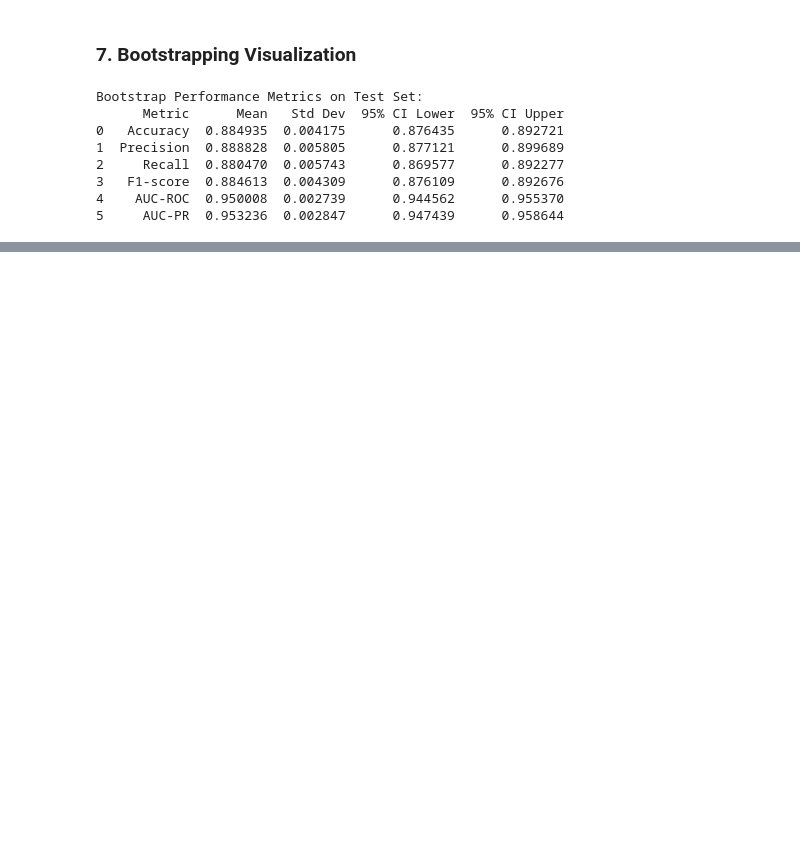
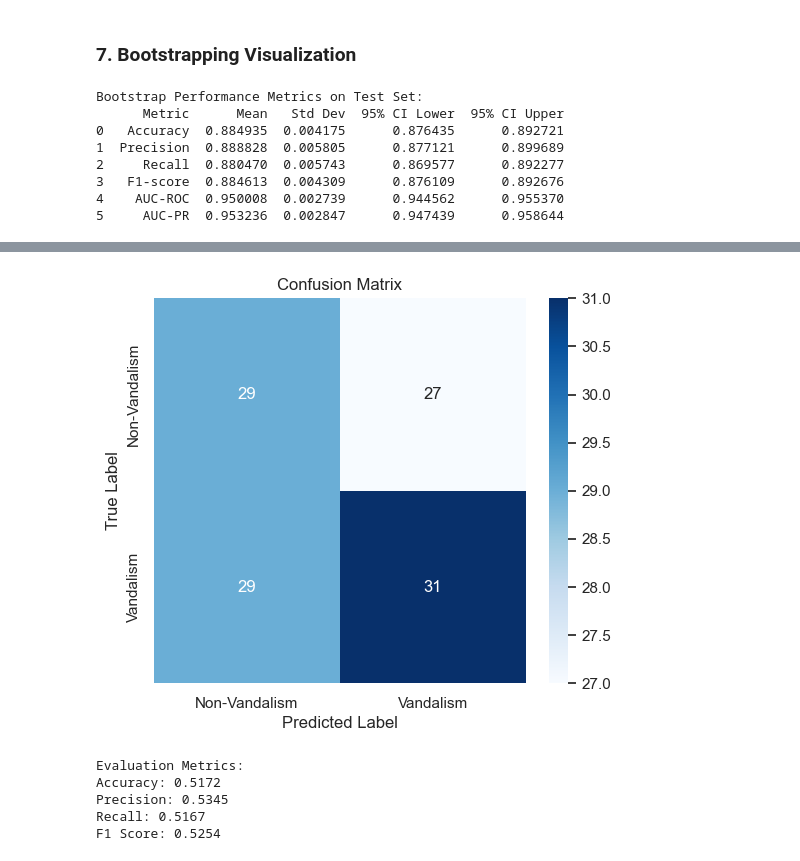
Before and after one commit to rspseshasai/vandalism_detection_osm, a Jupyter notebook: notebooks/visualization_and_analysis_changeset_data.ipynb, the cells around one changed output, grey strips where cells are left out. Cells and saved outputs as stored; diff of their text form; code cells hidden in the pictures; blank space fills up the shorter version.

```diff
--- a/notebooks/visualization_and_analysis_changeset_data.ipynb
+++ b/notebooks/visualization_and_analysis_changeset_data.ipynb
@@ -261,0 +269,18 @@ Bootstrap Performance Metrics on Test Set:
+# %%
+from config import HYPER_VISUALIZATION_DIR
+# Import necessary libraries
+import os
+import pandas as pd
+import numpy as np
+import matplotlib.pyplot as plt
+import seaborn as sns
+
+# Define the paths (update these as needed)
+AGGREGATED_FEATURES_PATH = os.path.join(HYPER_VISUALIZATION_DIR, 'aggregated_features_sample.parquet')
+EVALUATION_RESULTS_PATH = os.path.join(HYPER_VISUALIZATION_DIR, 'evaluation_results.parquet')
+CONFUSION_MATRIX_PATH = os.path.join(HYPER_VISUALIZATION_DIR, 'confusion_matrix.npy')
+
+# Helper function to set consistent plot styles
+def set_plot_style():
+    sns.set(style="whitegrid")
+    plt.rcParams.update({"font.size": 12})
@@ -261,0 +352,37 @@ Bootstrap Performance Metrics on Test Set:
+# %%
+# Load confusion matrix
+confusion_matrix = np.load(CONFUSION_MATRIX_PATH)
+
+# Plot confusion matrix
+set_plot_style()
+
+plt.figure(figsize=(6, 5))
+sns.heatmap(
+    confusion_matrix, annot=True, fmt='d', cmap='Blues',
+    xticklabels=['Non-Vandalism', 'Vandalism'],
+    yticklabels=['Non-Vandalism', 'Vandalism']
+)
+plt.title('Confusion Matrix')
+plt.xlabel('Predicted Label')
+plt.ylabel('True Label')
+plt.show()
+# %% [output]
+[figure, added]
+# %%
+# Calculate and display key metrics from evaluation results
+accuracy = (evaluation_results['y_true'] == evaluation_results['y_pred']).mean()
+precision = evaluation_results.query("y_pred == 1 & y_true == 1").shape[0] / evaluation_results.query("y_pred == 1").shape[0]
+recall = evaluation_results.query("y_pred == 1 & y_true == 1").shape[0] / evaluation_results.query("y_true == 1").shape[0]
+f1_score = 2 * (precision * recall) / (precision + recall)
+
+print("Evaluation Metrics:")
+print(f"Accuracy: {accuracy:.4f}")
+print(f"Precision: {precision:.4f}")
+print(f"Recall: {recall:.4f}")
+print(f"F1 Score: {f1_score:.4f}")
+# %% [output]
+Evaluation Metrics:
+Accuracy: 0.5172
+Precision: 0.5345
+Recall: 0.5167
+F1 Score: 0.5254
```
Also changed, not shown: parts of 15 cells of this notebook, 10 other files.
